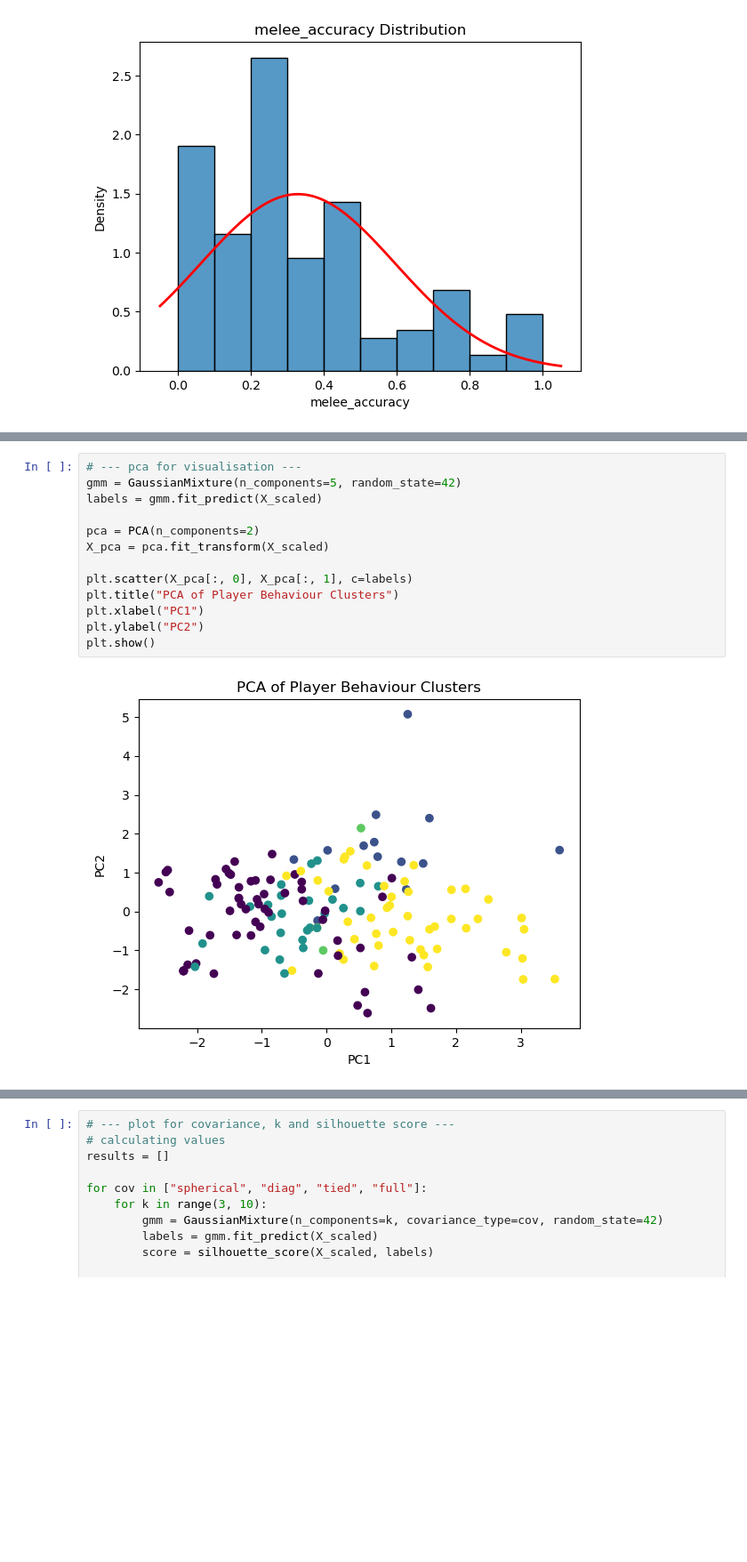
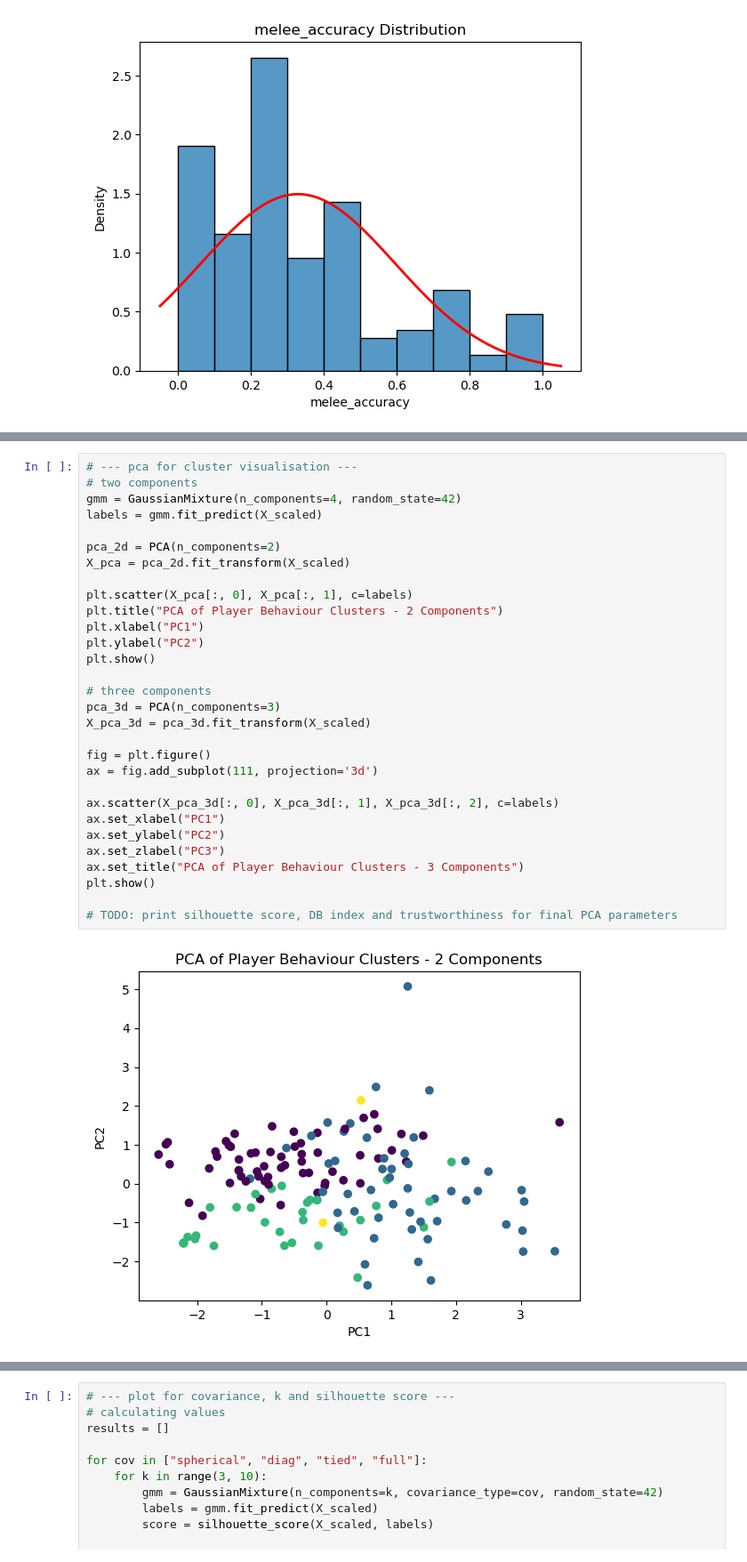
Before and after one commit to ChronoQuest/ChronoQuest1, a Jupyter notebook: Assets/Scripts/Final Boss ML/gmm_model_visualisation.ipynb, the cells around one changed output, grey strips where cells are left out. Shown at 89% size. Saved outputs shown, nothing was run; the diff lists cells and outputs as text; blank space fills up the shorter version.

```diff
--- a/Assets/Scripts/Final Boss ML/gmm_model_visualisation.ipynb
+++ b/Assets/Scripts/Final Boss ML/gmm_model_visualisation.ipynb
@@ -85,15 +118,32 @@ plt.show()
 # %%
-# --- pca for visualisation ---
-gmm = GaussianMixture(n_components=5, random_state=42)
+# --- pca for cluster visualisation ---
+# two components
+gmm = GaussianMixture(n_components=4, random_state=42)
 labels = gmm.fit_predict(X_scaled)
 
-pca = PCA(n_components=2)
-X_pca = pca.fit_transform(X_scaled)
+pca_2d = PCA(n_components=2)
+X_pca = pca_2d.fit_transform(X_scaled)
 
 plt.scatter(X_pca[:, 0], X_pca[:, 1], c=labels)
-plt.title("PCA of Player Behaviour Clusters")
+plt.title("PCA of Player Behaviour Clusters - 2 Components")
 plt.xlabel("PC1")
 plt.ylabel("PC2")
 plt.show()
+
+# three components
+pca_3d = PCA(n_components=3)
+X_pca_3d = pca_3d.fit_transform(X_scaled)
+
+fig = plt.figure()
+ax = fig.add_subplot(111, projection='3d')
+
+ax.scatter(X_pca_3d[:, 0], X_pca_3d[:, 1], X_pca_3d[:, 2], c=labels)
+ax.set_xlabel("PC1")
+ax.set_ylabel("PC2")
+ax.set_zlabel("PC3")
+ax.set_title("PCA of Player Behaviour Clusters - 3 Components")
+plt.show()
+
+# TODO: print silhouette score, DB index and trustworthiness for final PCA parameters
 # %% [output]
-[figure, old version]
+[figure, new version]
```
Also changed, not shown: parts of 5 cells of this notebook.
